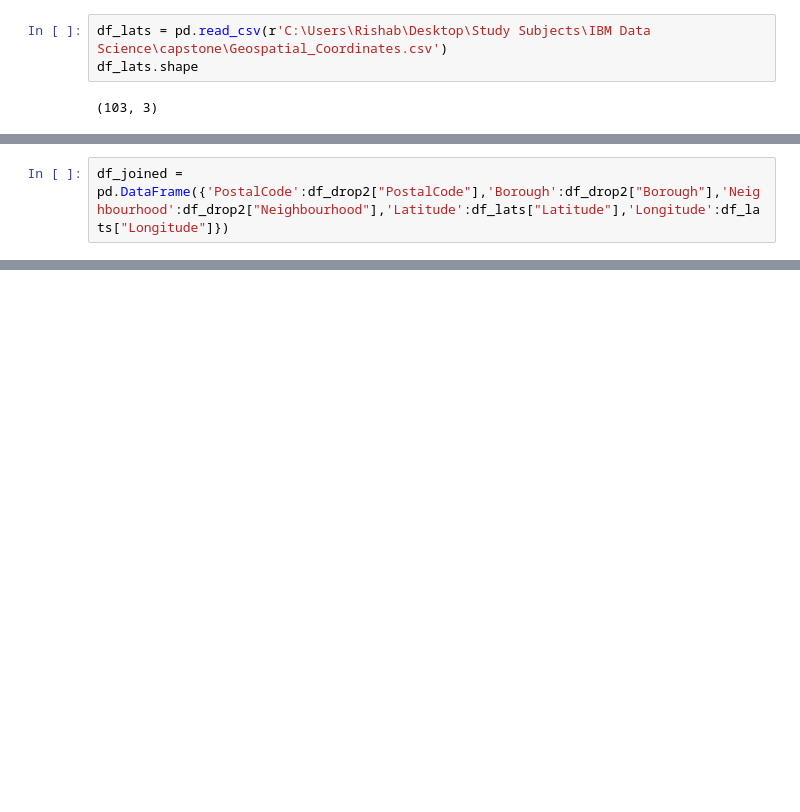
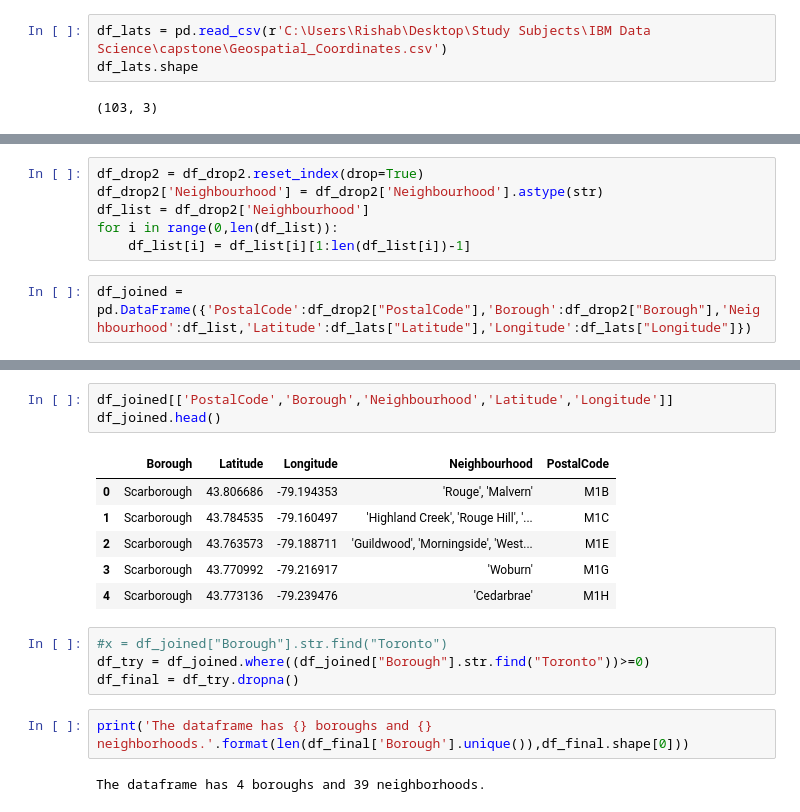
Before and after one commit to rishabh-me/IBM_Data_Science_Coursera_Capstone, a Jupyter notebook: Neighborhoods in Toronto.ipynb, the cells around one changed output, grey strips where cells are left out. Cells and saved outputs as stored; diff of their text form; blank space fills up the shorter version.

Commit message:
final toronto analysis

```diff
--- a/Neighborhoods in Toronto.ipynb
+++ b/Neighborhoods in Toronto.ipynb
@@ -124,2 +83,8 @@ df_drop2
+# %%
+df_drop2 = df_drop2.reset_index(drop=True)
+df_drop2['Neighbourhood'] = df_drop2['Neighbourhood'].astype(str)
+df_list = df_drop2['Neighbourhood']
+for i in range(0,len(df_list)):
+    df_list[i] = df_list[i][1:len(df_list[i])-1]
 # %%
-df_joined = pd.DataFrame({'PostalCode':df_drop2["PostalCode"],'Borough':df_drop2["Borough"],'Neighbourhood':df_drop2["Neighbourhood"],'Latitude':df_lats["Latitude"],'Longitude':df_lats["Longitude"]})
+df_joined = pd.DataFrame({'PostalCode':df_drop2["PostalCode"],'Borough':df_drop2["Borough"],'Neighbourhood':df_list,'Latitude':df_lats["Latitude"],'Longitude':df_lats["Longitude"]})
@@ -146,0 +104,18 @@ df_joined
+# %%
+df_joined[['PostalCode','Borough','Neighbourhood','Latitude','Longitude']]
+df_joined.head()
+# %% [output]
+|  | Borough | Latitude | Longitude | Neighbourhood | PostalCode |
+| 0 | Scarborough | 43.806686 | -79.194353 | 'Rouge', 'Malvern' | M1B |
+| 1 | Scarborough | 43.784535 | -79.160497 | 'Highland Creek', 'Rouge Hill', '... | M1C |
+| 2 | Scarborough | 43.763573 | -79.188711 | 'Guildwood', 'Morningside', 'West... | M1E |
+| 3 | Scarborough | 43.770992 | -79.216917 | 'Woburn' | M1G |
+| 4 | Scarborough | 43.773136 | -79.239476 | 'Cedarbrae' | M1H |
+# %%
+#x = df_joined["Borough"].str.find("Toronto")
+df_try = df_joined.where((df_joined["Borough"].str.find("Toronto"))>=0)
+df_final = df_try.dropna()
+# %%
+print('The dataframe has {} boroughs and {} neighborhoods.'.format(len(df_final['Borough'].unique()),df_final.shape[0]))
+# %% [output]
+The dataframe has 4 boroughs and 39 neighborhoods.
```
Also changed, not shown: parts of 16 cells of this notebook.
